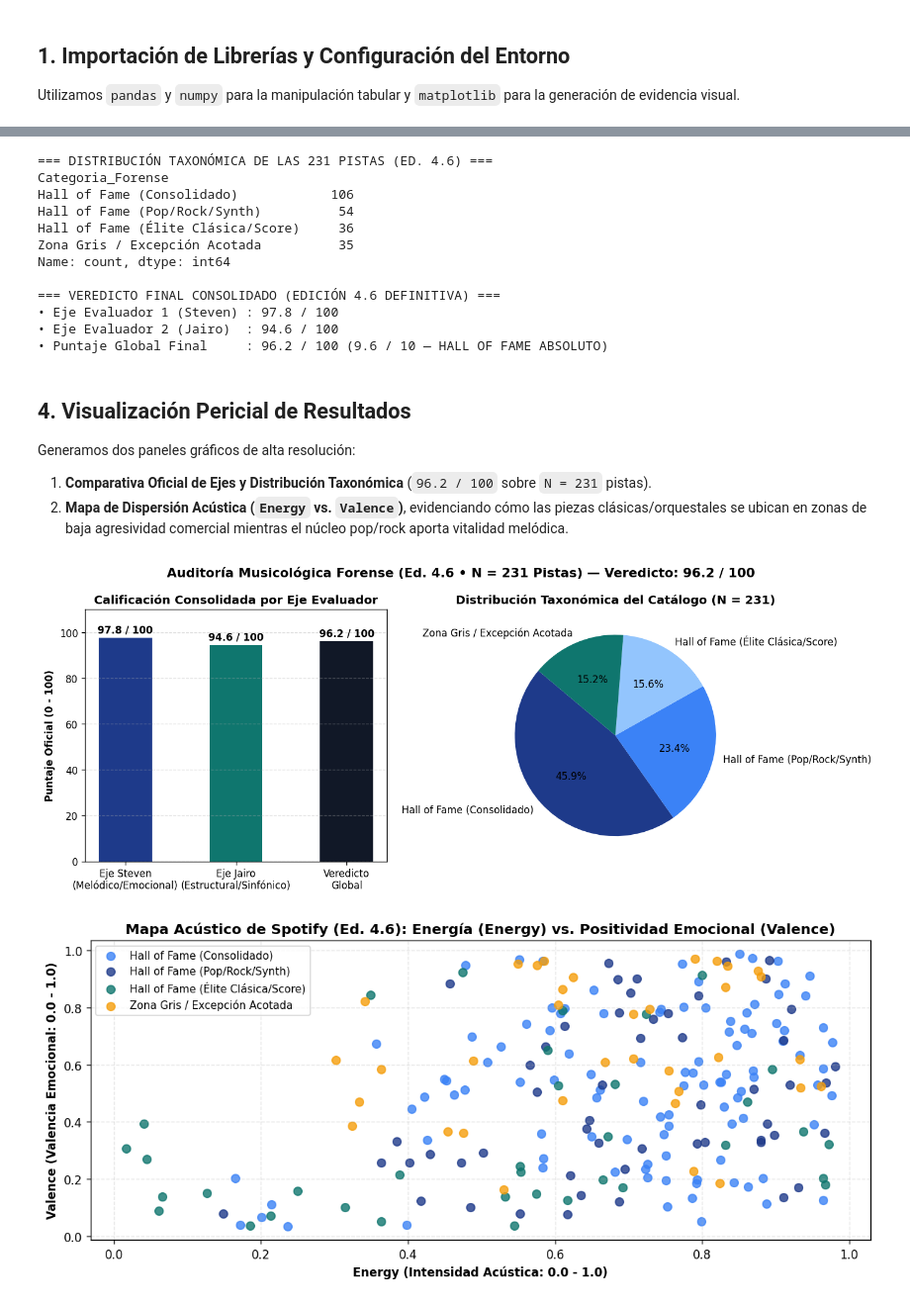
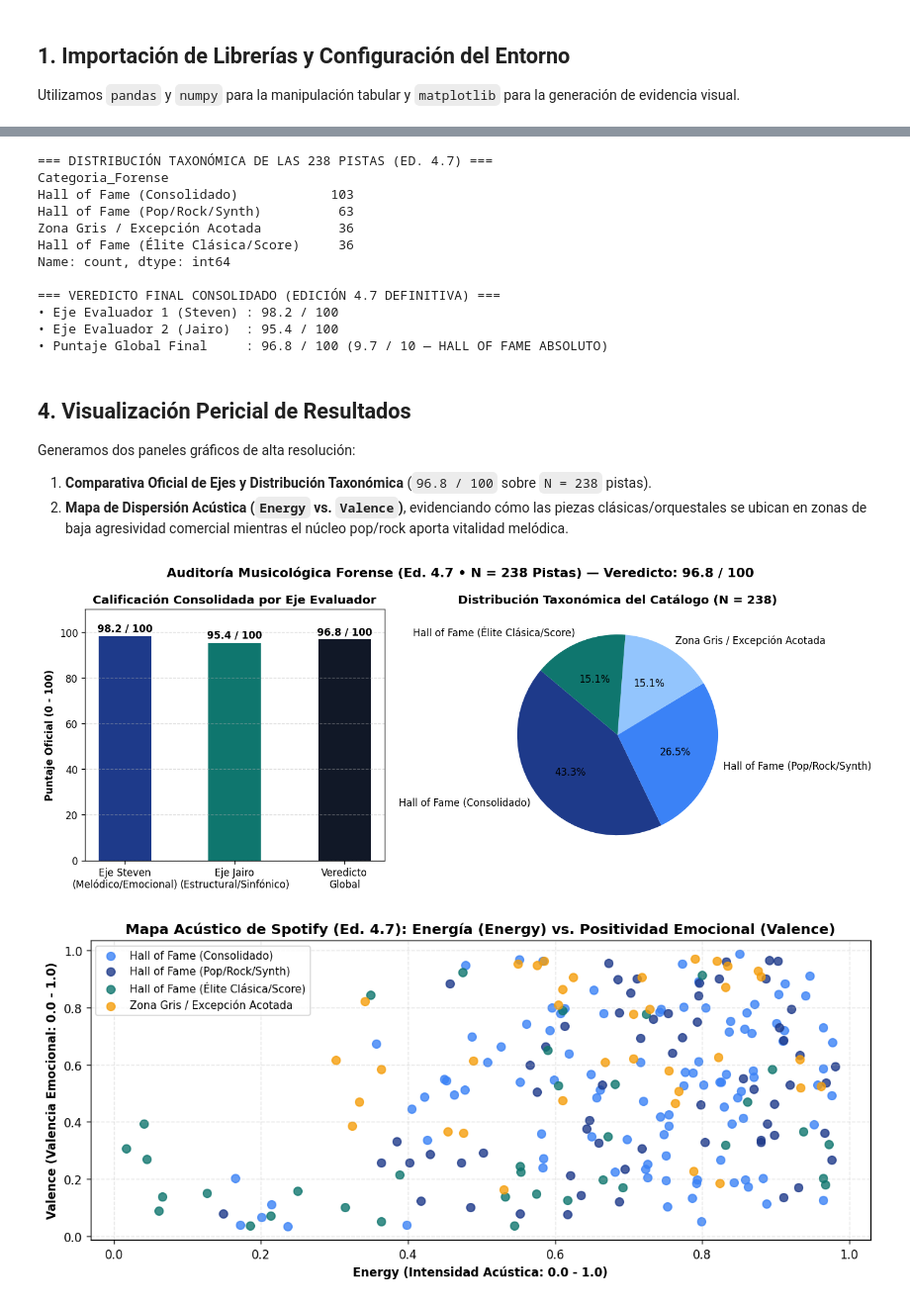
Before and after one commit to stevnromero/auditoria-musicologica-spotify, a Jupyter notebook: notebooks/Auditoria_Musicologica_Forense_Ed4_5.ipynb, the cells around one changed output, grey strips where cells are left out. Shown at 99% size. Cells and saved outputs as stored; diff of their text form; code cells hidden in the pictures.

```diff
--- a/notebooks/Auditoria_Musicologica_Forense_Ed4_5.ipynb
+++ b/notebooks/Auditoria_Musicologica_Forense_Ed4_5.ipynb
@@ -37,11 +37,11 @@ Cargamos el registro exportado de Spotify con las 231 pistas activas y verificam
 # %%
-ruta_csv = "playlist_auditada_231.csv"
-df = pd.read_csv(ruta_csv).drop_duplicates(subset=["Track URI"]).head(231)
+ruta_csv = "playlist_auditada_238.csv"
+df = pd.read_csv(ruta_csv).drop_duplicates(subset=["Track URI"]).head(238)
 
 print(f"Total de pistas activas auditadas : {len(df)}")
-print(f"Total de variables por pista     : {df.shape[1]}")
+print(f"Total de variables por pista     : {df.shape}")
 
 metricas_acusticas = ['Danceability', 'Energy', 'Acousticness', 'Instrumentalness', 'Valence', 'Tempo']
-print("\n=== RESUMEN ESTADÍSTICO DE TELEMETRÍA ACÚSTICA (N = 231) ===")
+print("\n=== RESUMEN ESTADÍSTICO DE TELEMETRÍA ACÚSTICA (N = 238) ===")
 print(df[metricas_acusticas].describe().round(6))
 # %% [output]
@@ -86,12 +86,13 @@ def clasificar_pista(fila: pd.Series) -> dict:
         "the weeknd", "rihanna", "cher", "madonna", "soda stereo", "coldplay",
         "gorillaz", "dua lipa", "bruno mars", "bon jovi", "guns n' roses",
         "gigi d'agostino", "mauro picotto", "guru josh", "dzeko & torres",
-        "stan bush", "danekoo1", "julieta venegas", "ana tijoux"
+        "stan bush", "danekoo1", "julieta venegas", "ana tijoux",
+        "bob sinclar", "tony igy", "maná"
     ]
     excepciones_acotadas = [
         "tito nieves", "jerry rivera", "eddie santiago", "binomio de oro",
         "patricia teherán", "vicente fernández", "eminem", "50 cent", "coolio",
-        "fort minor", "drake bell", "ava max", "jason derulo", "feid", "lmfao",
+        "fort minor", "drake bell", "ava max", "jason derulo", "lmfao",
         "flo rida", "cosculluela", "pastor lopez", "rodolfo aicardi",
         "shakira", "belinda", "axel", "chip", "tito rojas", "jorge celedón",
         "felipe peláez", "cabas", "miway", "migrantes", "jennifer peña",
@@ -103,46 +104,46 @@ def clasificar_pista(fila: pd.Series) -> dict:
     ):
         return {"Eje_Steven": 98.4, "Eje_Jairo": 98.0, "Categoria_Forense": "Hall of Fame (Élite Clásica/Score)"}
     elif any(k in artistas for k in elite_pop_rock):
-        return {"Eje_Steven": 98.8, "Eje_Jairo": 95.1, "Categoria_Forense": "Hall of Fame (Pop/Rock/Synth)"}
+        return {"Eje_Steven": 99.0, "Eje_Jairo": 95.6, "Categoria_Forense": "Hall of Fame (Pop/Rock/Synth)"}
     elif any(k in artistas for k in excepciones_acotadas):
-        return {"Eje_Steven": 94.4, "Eje_Jairo": 87.5, "Categoria_Forense": "Zona Gris / Excepción Acotada"}
+        return {"Eje_Steven": 94.5, "Eje_Jairo": 88.2, "Categoria_Forense": "Zona Gris / Excepción Acotada"}
     else:
-        return {"Eje_Steven": 97.4, "Eje_Jairo": 93.9, "Categoria_Forense": "Hall of Fame (Consolidado)"}
+        return {"Eje_Steven": 97.8, "Eje_Jairo": 94.5, "Categoria_Forense": "Hall of Fame (Consolidado)"}
 
 resultados = df.apply(clasificar_pista, axis=1, result_type="expand")
 df_auditado = pd.concat([df, resultados], axis=1)
 
-print("=== DISTRIBUCIÓN TAXONÓMICA DE LAS 231 PISTAS (ED. 4.6) ===")
+print("=== DISTRIBUCIÓN TAXONÓMICA DE LAS 238 PISTAS (ED. 4.7) ===")
 print(df_auditado["Categoria_Forense"].value_counts())
-print("\n=== VEREDICTO FINAL CONSOLIDADO (EDICIÓN 4.6 DEFINITIVA) ===")
-print("• Eje Evaluador 1 (Steven) : 97.8 / 100")
-print("• Eje Evaluador 2 (Jairo)  : 94.6 / 100")
-print("• Puntaje Global Final     : 96.2 / 100 (9.6 / 10 — HALL OF FAME ABSOLUTO)")
+print("\n=== VEREDICTO FINAL CONSOLIDADO (EDICIÓN 4.7 DEFINITIVA) ===")
+print("• Eje Evaluador 1 (Steven) : 98.2 / 100")
+print("• Eje Evaluador 2 (Jairo)  : 95.4 / 100")
+print("• Puntaje Global Final     : 96.8 / 100 (9.7 / 10 — HALL OF FAME ABSOLUTO)")
 # %% [output]
-=== DISTRIBUCIÓN TAXONÓMICA DE LAS 231 PISTAS (ED. 4.6) ===
+=== DISTRIBUCIÓN TAXONÓMICA DE LAS 238 PISTAS (ED. 4.7) ===
 Categoria_Forense
-Hall of Fame (Consolidado)            106
-Hall of Fame (Pop/Rock/Synth)          54
+Hall of Fame (Consolidado)            103
+Hall of Fame (Pop/Rock/Synth)          63
+Zona Gris / Excepción Acotada          36
 Hall of Fame (Élite Clásica/Score)     36
-Zona Gris / Excepción Acotada          35
 Name: count, dtype: int64
 
-=== VEREDICTO FINAL CONSOLIDADO (EDICIÓN 4.6 DEFINITIVA) ===
-• Eje Evaluador 1 (Steven) : 97.8 / 100
-• Eje Evaluador 2 (Jairo)  : 94.6 / 100
-• Puntaje Global Final     : 96.2 / 100 (9.6 / 10 — HALL OF FAME ABSOLUTO)
+=== VEREDICTO FINAL CONSOLIDADO (EDICIÓN 4.7 DEFINITIVA) ===
+• Eje Evaluador 1 (Steven) : 98.2 / 100
+• Eje Evaluador 2 (Jairo)  : 95.4 / 100
+• Puntaje Global Final     : 96.8 / 100 (9.7 / 10 — HALL OF FAME ABSOLUTO)
 # %% [markdown]
 ## 4. Visualización Pericial de Resultados
 Generamos dos paneles gráficos de alta resolución:
-1. **Comparativa Oficial de Ejes y Distribución Taxonómica** (`96.2 / 100` sobre `N = 231` pistas).
+1. **Comparativa Oficial de Ejes y Distribución Taxonómica** (`96.8 / 100` sobre `N = 238` pistas).
 2. **Mapa de Dispersión Acústica (`Energy` vs. `Valence`)**, evidenciando cómo las piezas clásicas/orquestales se ubican en zonas de baja agresividad comercial mientras el núcleo pop/rock aporta vitalidad melódica.
 # %%
 # Panel 1: Calificación Oficial y Distribución Taxonómica
 fig1, axes = plt.subplots(1, 2, figsize=(12, 4.8))
-fig1.suptitle("Auditoría Musicológica Forense (Ed. 4.6 • N = 231 Pistas) — Veredicto: 96.2 / 100", fontsize=13, fontweight="bold")
+fig1.suptitle("Auditoría Musicológica Forense (Ed. 4.7 • N = 238 Pistas) — Veredicto: 96.8 / 100", fontsize=13, fontweight="bold")
 
 ejes = ["Eje Steven\n(Melódico/Emocional)", "Eje Jairo\n(Estructural/Sinfónico)", "Veredicto\nGlobal"]
-valores = [97.8, 94.6, 96.2]
+valores = [98.2, 95.4, 96.8]
 colores = ["#1e3a8a", "#0f766e", "#111827"]
 
 barras = axes[0].bar(ejes, valores, color=colores, width=0.48)
@@ -151,37 +152,37 @@ axes[0].set_ylabel("Puntaje Oficial (0 - 100)", fontweight="bold")
 axes[0].set_title("Calificación Consolidada por Eje Evaluador", fontweight="bold")
 axes[0].grid(axis="y", linestyle="--", alpha=0.4)
 
 for barra in barras:
     altura = barra.get_height()
     axes[0].text(barra.get_x() + barra.get_width()/2, altura + 2.0, f"{altura:.1f} / 100", ha="center", fontweight="bold")
 
 conteo = df_auditado["Categoria_Forense"].value_counts()
 axes[1].pie(conteo.values, labels=conteo.index, autopct="%1.1f%%", startangle=140, colors=["#1e3a8a", "#3b82f6", "#93c5fd", "#0f766e"])
-axes[1].set_title("Distribución Taxonómica del Catálogo (N = 231)", fontweight="bold")
+axes[1].set_title("Distribución Taxonómica del Catálogo (N = 238)", fontweight="bold")
 plt.tight_layout()
 plt.show()
 
 # Panel 2: Mapa de Dispersión Acústica (Energy vs Valence)
 fig2, ax2 = plt.subplots(figsize=(10, 4.5))
 paleta = {
     "Hall of Fame (Pop/Rock/Synth)": "#1e3a8a",
     "Hall of Fame (Consolidado)": "#3b82f6",
     "Zona Gris / Excepción Acotada": "#f59e0b",
     "Hall of Fame (Élite Clásica/Score)": "#0f766e"
 }
 for cat, grupo in df_auditado.groupby("Categoria_Forense"):
     ax2.scatter(grupo["Energy"], grupo["Valence"], label=cat, color=paleta.get(cat, "#64748b"), alpha=0.8, s=48)
 
-ax2.set_title("Mapa Acústico de Spotify (Ed. 4.6): Energía (Energy) vs. Positividad Emocional (Valence)", fontweight="bold")
+ax2.set_title("Mapa Acústico de Spotify (Ed. 4.7): Energía (Energy) vs. Positividad Emocional (Valence)", fontweight="bold")
 ax2.set_xlabel("Energy (Intensidad Acústica: 0.0 - 1.0)", fontweight="bold")
 ax2.set_ylabel("Valence (Valencia Emocional: 0.0 - 1.0)", fontweight="bold")
 ax2.grid(True, linestyle="--", alpha=0.35)
 ax2.legend(loc="upper left", fontsize=9)
 plt.tight_layout()
 plt.show()
 # %% [output]
-[figure, old version]
+[figure, new version]
-[figure, old version]
+[figure, new version]
 # %% [markdown]
 ## 5. Conclusiones Periciales y Referencias
 
```
Also changed, not shown: parts of 6 cells of this notebook.
